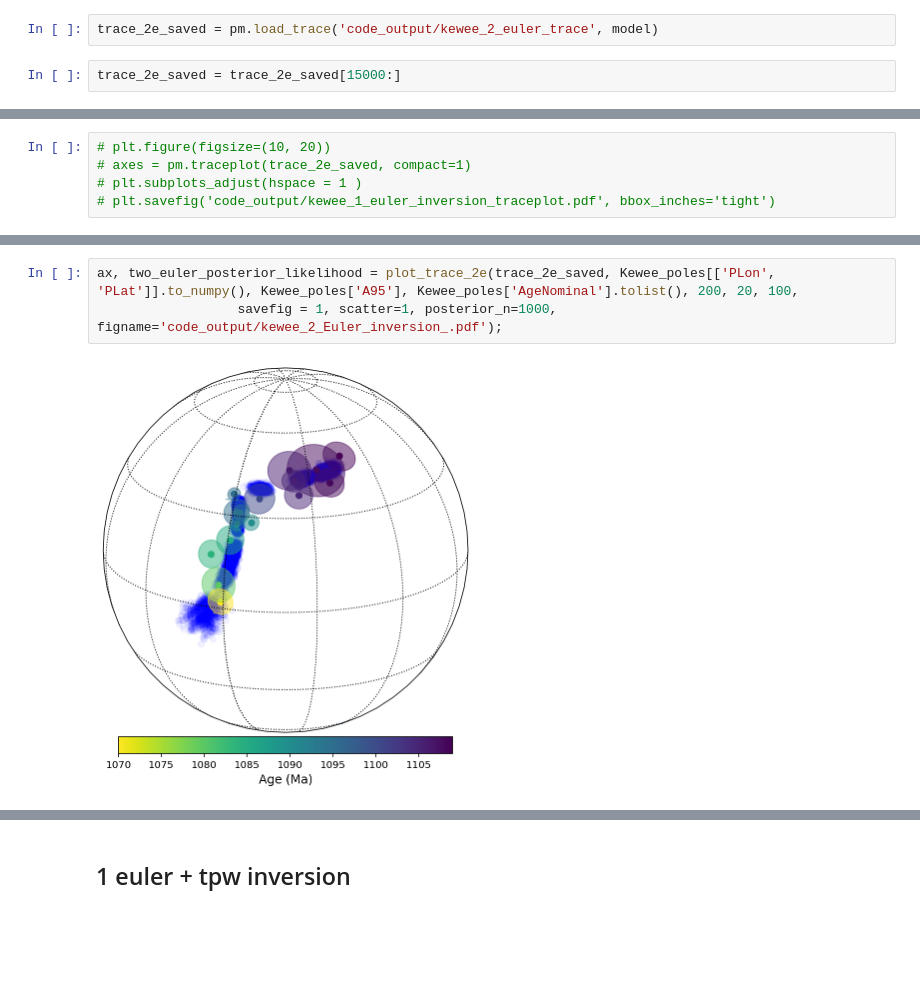
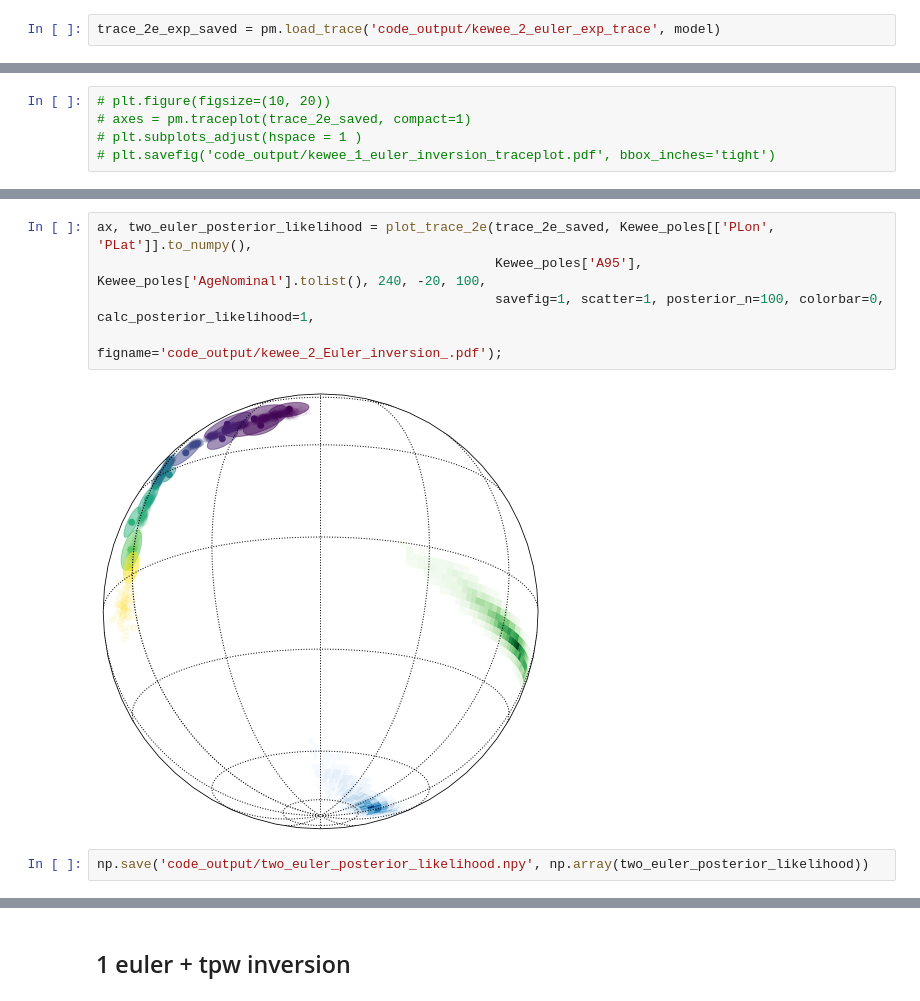
Before and after one commit to Swanson-Hysell-Group/Bayesian_PEP_inversion, a Jupyter notebook: PEP_Kewee.ipynb, the cells around one changed output, grey strips where cells are left out. Cells and saved outputs as stored; diff of their text form; blank space fills up the shorter version.

Commit message:
update pep keweenawan track inversion and separate plots from MCMC notebook

```diff
--- a/PEP_Kewee.ipynb
+++ b/PEP_Kewee.ipynb
@@ -347,4 +659,2 @@ pole 15 age:  1070.0
 # %%
-trace_2e_saved = pm.load_trace('code_output/kewee_2_euler_trace', model)
+trace_2e_exp_saved = pm.load_trace('code_output/kewee_2_euler_exp_trace', model)
-# %%
-trace_2e_saved = trace_2e_saved[15000:]
@@ -356,5 +686,9 @@ trace_2e_saved = trace_2e_saved[15000:]
 # %%
-ax, two_euler_posterior_likelihood = plot_trace_2e(trace_2e_saved, Kewee_poles[['PLon', 'PLat']].to_numpy(), Kewee_poles['A95'], Kewee_poles['AgeNominal'].tolist(), 200, 20, 100,
-                  savefig = 1, scatter=1, posterior_n=1000, figname='code_output/kewee_2_Euler_inversion_.pdf');
+ax, two_euler_posterior_likelihood = plot_trace_2e(trace_2e_saved, Kewee_poles[['PLon', 'PLat']].to_numpy(),
+                                                   Kewee_poles['A95'], Kewee_poles['AgeNominal'].tolist(), 240, -20, 100,
+                                                   savefig=1, scatter=1, posterior_n=100, colorbar=0, calc_posterior_likelihood=1,
+                                                   figname='code_output/kewee_2_Euler_inversion_.pdf');
 # %% [output]
-[figure, old version]
+[figure, new version]
+# %%
+np.save('code_output/two_euler_posterior_likelihood.npy', np.array(two_euler_posterior_likelihood))
```
Also changed, not shown: parts of 68 cells of this notebook, 1 other file.
